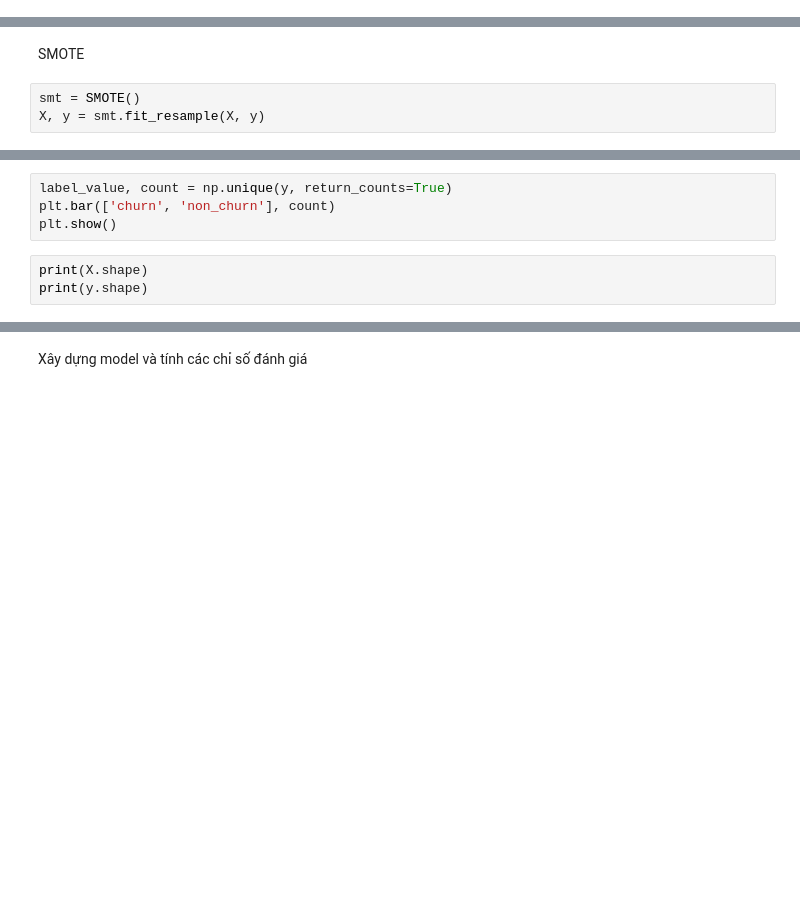
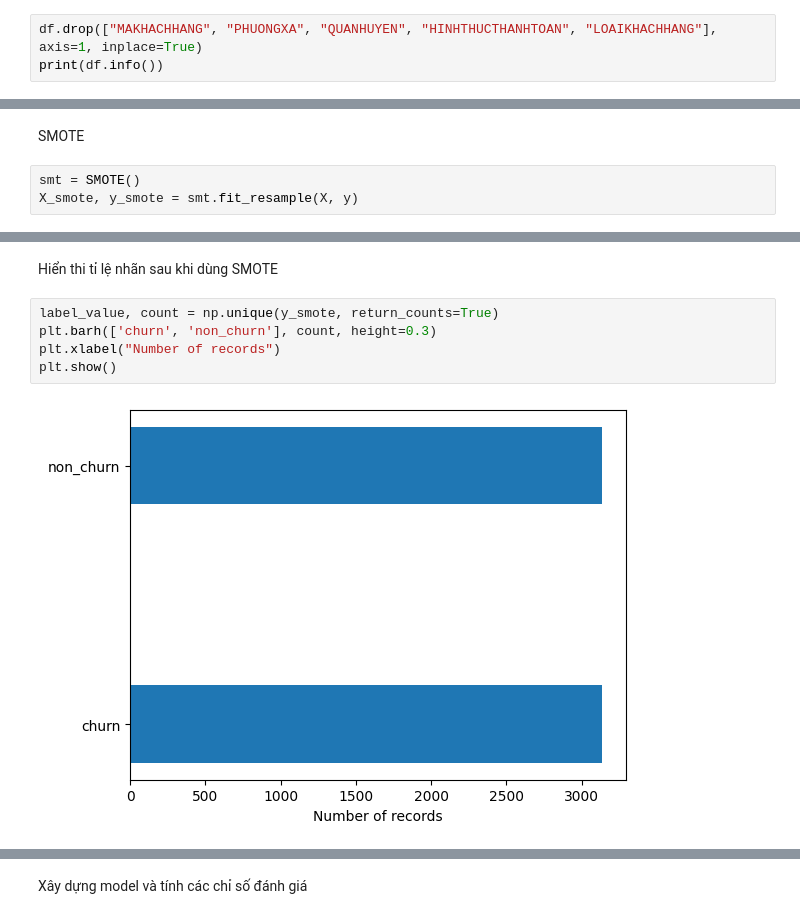
Before and after one commit to Toshiiiii1/churn_prediction, a Jupyter notebook: main.ipynb, the cells around one changed output, grey strips where cells are left out. Saved outputs shown, nothing was run; the diff lists cells and outputs as text; blank space fills up the shorter version.

```diff
--- a/main.ipynb
+++ b/main.ipynb
@@ -32,0 +74,3 @@ print(df.info())
+# %%
+df.drop(["MAKHACHHANG", "PHUONGXA", "QUANHUYEN", "HINHTHUCTHANHTOAN", "LOAIKHACHHANG"], axis=1, inplace=True)
+print(df.info())
@@ -57,4 +122,4 @@ for feature in X.columns:
 SMOTE
 # %%
 smt = SMOTE()
-X, y = smt.fit_resample(X, y)
+X_smote, y_smote = smt.fit_resample(X, y)
@@ -61,7 +148,9 @@ X, y = smt.fit_resample(X, y)
+# %% [markdown]
+Hiển thi tỉ lệ nhãn sau khi dùng SMOTE
 # %%
-label_value, count = np.unique(y, return_counts=True)
-plt.bar(['churn', 'non_churn'], count)
+label_value, count = np.unique(y_smote, return_counts=True)
+plt.barh(['churn', 'non_churn'], count, height=0.3)
+plt.xlabel("Number of records")
 plt.show()
+# %% [output]
+[figure, added]
-# %%
-print(X.shape)
-print(y.shape)
```
Also changed, not shown: parts of 16 cells of this notebook, 2 other files.
